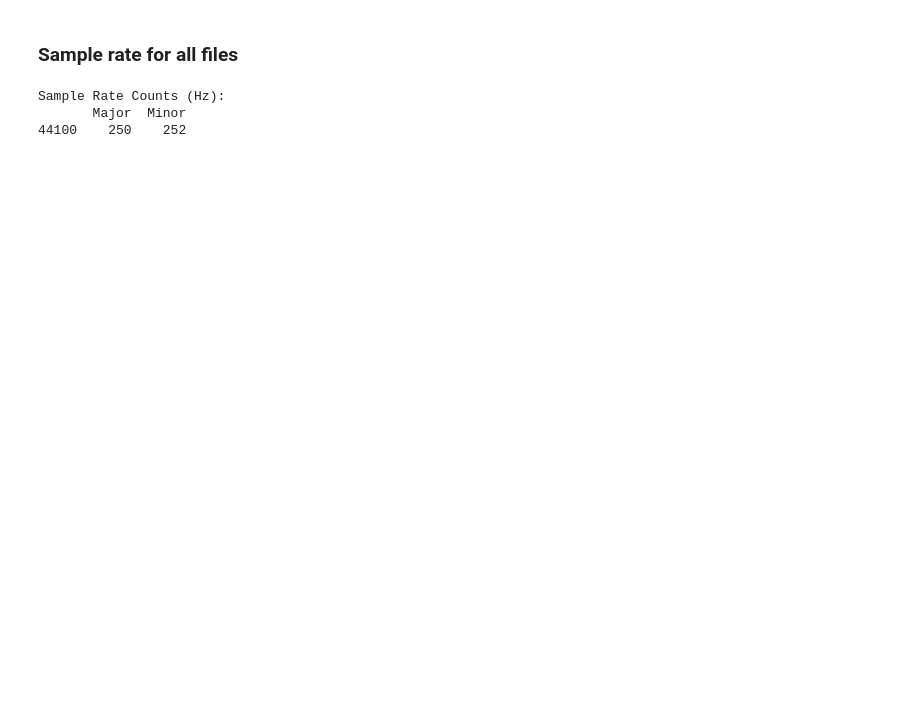
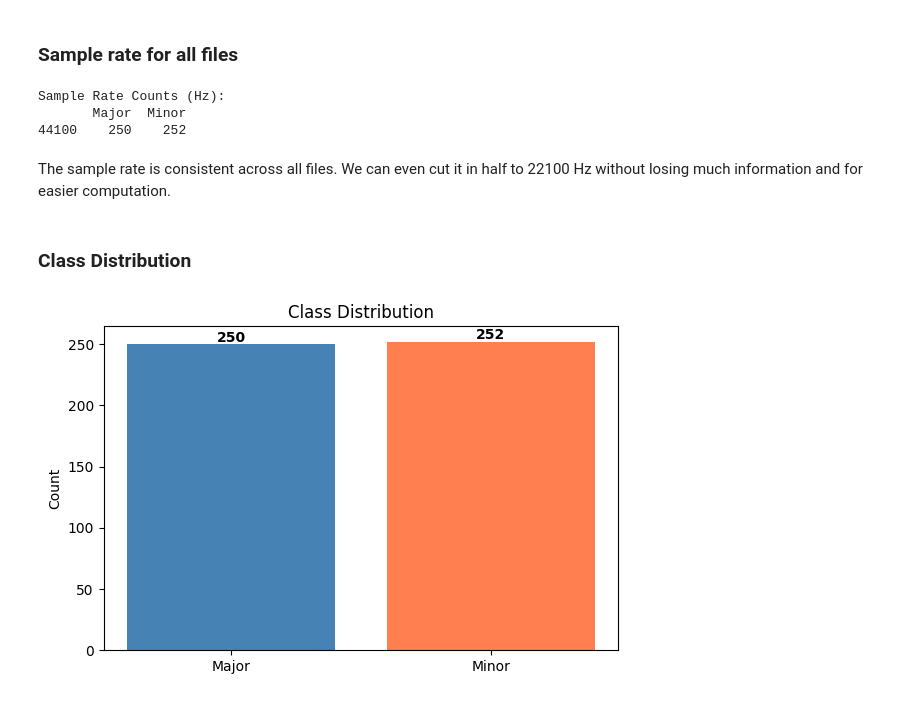
Before and after one commit to Stelllarce/ChordClassifier, a Jupyter notebook: notebooks/shords_dataset_eda.ipynb, the cells around one changed output. Cells and saved outputs as stored; diff of their text form; code cells hidden in the pictures; blank space fills up the shorter version.

```diff
--- a/notebooks/shords_dataset_eda.ipynb
+++ b/notebooks/shords_dataset_eda.ipynb
@@ -93,3 +97,21 @@ print(sr_counts)
 Sample Rate Counts (Hz):
        Major  Minor
 44100    250    252
+# %% [markdown]
+The sample rate is consistent across all files. We can even cut it in half to 22100 Hz without losing much information and for easier computation.
+# %% [markdown]
+### Class Distribution
+# %%
+labels = ['Major'] * len(major_files) + ['Minor'] * len(minor_files)
+
+fig, ax = plt.subplots(figsize=(6, 4))
+unique, counts = np.unique(labels, return_counts=True)
+ax.bar(unique, counts, color=['steelblue', 'coral'])
+for i, (u, c) in enumerate(zip(unique, counts)):
+    ax.text(i, c + 2, str(c), ha='center', fontweight='bold')
+ax.set_ylabel('Count')
+ax.set_title('Class Distribution')
+plt.tight_layout()
+plt.show()
+# %% [output]
+[figure, added]
```
Also changed, not shown: parts of 21 cells of this notebook, 9 other files.
